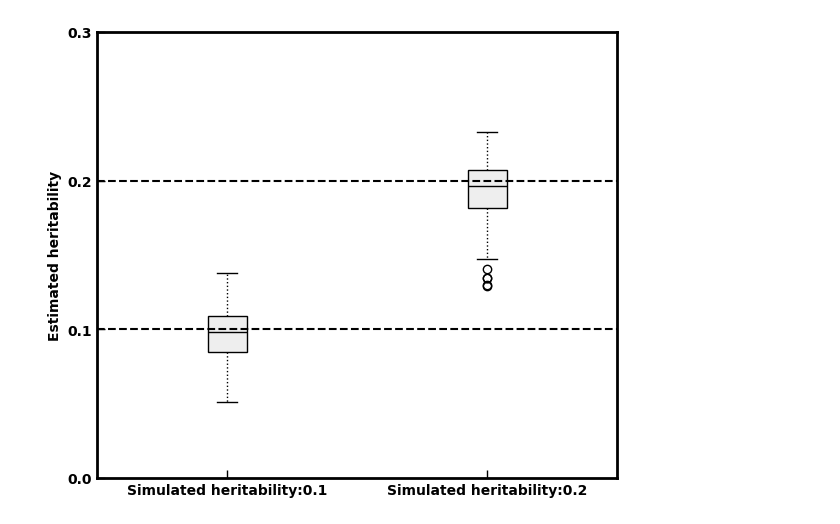
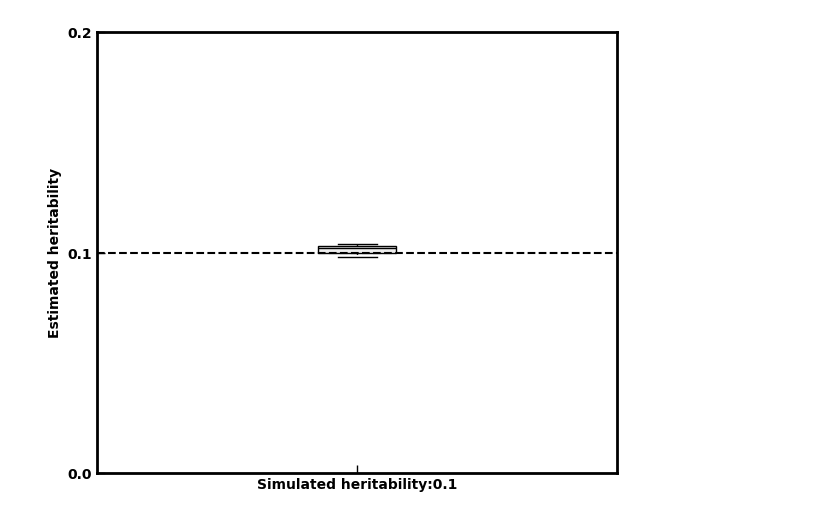
Before and after one commit to ZHAOJUN-BUAA/test_cases_for_heritability_estimation, a Jupyter notebook: heritability_estimation.ipynb, the cells around one changed output. Saved outputs shown, nothing was run; the diff lists cells and outputs as text; code cells hidden in the pictures.

```diff
--- a/heritability_estimation.ipynb
+++ b/heritability_estimation.ipynb
@@ -14,7 +26,7 @@ Files Required:
 # %%
 # Defining parameters for heritability estimations
-snps = 5000  # Number of SNPs included in the kernel for estimation
-sample_size = 5000 # Size of the sample used for estimation
+snps = 25000  # Number of SNPs included in the kernel for estimation
+sample_size = 20000 # Size of the sample used for estimation
 # %%
 class H2_estimation:
     """
@@ -83,7 +95,7 @@ class H2_estimation:
         # Defining the LMM model
         self.LMM = LMM(kernels=self.V, y=self.y, X=self.M, seed=self.SEED,
                        id=f"h2.{self.H2_1}.sample_size.{self.sample_size}.{self.SIM_NO}",
-                       n_thread=40, solver_max_iter=500, n_probe_start=21, pretrain=False,
+                       n_thread=40, solver_max_iter=500, n_probe_start=41, pretrain=False,
                        optimizer_convergence_tol_start=1.0, optimizer_convergence_tol_final=1e-6,
                        path=self.result_path, perform_final_step=False)
 
@@ -94,9 +106,9 @@ class H2_estimation:
 # %%
 # Simulation parameters
 start = 0
-end = 50 # Fitting 50 replicates of simulated data
+end = 3 # Fitting 50 replicates of simulated data
 num_simulations = 100
-simulated_sample = 5000
+simulated_sample = 20000
 all_sims = range(num_simulations)
 
 # DataFrame to store sigma estimates
@@ -104,7 +116,7 @@ sigma_df = pd.DataFrame()
 sigma_estimates_1 = dict()
 
 
-# Looping through simulations with heritability of 0.1
+# Looping through simulations with heritability 0.1
 for sim_no in all_sims[start:end]:
     test_q = H2_estimation(SIM_NO=sim_no, simulated_sample=simulated_sample, snps=snps, H2=0.1)
     test_q.fit()
@@ -135,12 +146,0 @@ No summary for starting phase av
-# %%
-# Looping through simulations with heritability of 0.2
-sigma_estimates_2 = dict()
-for sim_no in all_sims[start:end]:
-    test_q = H2_estimation(SIM_NO=sim_no, simulated_sample=simulated_sample, snps=snps, H2=0.2)
-    test_q.fit()
-    sigma = test_q.LMM.parameters[0]
-    sigma_estimates_2[sim_no] = sigma
-    del test_q
-
-sig = pd.DataFrame.from_dict(sigma_estimates_2, orient="index")
-sigma_df[f"Simulated heritability:{0.2}"] = sig
@@ -165,33 +147,32 @@ Checking if file exist at: ./slmm.model.h2.0.2.sample_size.5000.0.result.slz
 # %%
 # Visualization of results
 fig, axes = plt.subplots(nrows=1, ncols=1, figsize=(6, 5), sharey=True)
 boxplot = axes.boxplot(sigma_df, patch_artist=True)
 
 # Customizing boxplot components
 for box in boxplot['boxes']:
     box.set_facecolor('#eeeeee')  # Setting the box color
     box.set_linestyle('-')  # Setting the line style for the boxes
 
 for median in boxplot['medians']:
     median.set_color('black')  # Setting the median line color
 
 for whisker in boxplot['whiskers']:
     whisker.set_linestyle(':')  # Setting the whisker line style
 
 # Final plot adjustments
 plt.tight_layout()
-plt.ylim(0, 0.30)
+plt.ylim(0, 0.2)
 axes.yaxis.set_major_locator(ticker.MultipleLocator(0.1))
 
 plt.tick_params(labelsize=10, length=6, width=1, axis='both', direction='in')
 plt.ylabel("Estimated heritability", fontsize=10, fontweight='bold')
-axes.set_xticklabels(['Simulated heritability:0.1', 'Simulated heritability:0.2'], fontsize=10, fontweight='bold')
+axes.set_xticklabels(['Simulated heritability:0.1'], fontsize=10, fontweight='bold')
 for label in axes.get_yticklabels():
     label.set_fontweight('bold')
 
 # Displaying the plot
 plt.axhline(y=0.1, color='black', linestyle='--')
-plt.axhline(y=0.2, color='black', linestyle='--')
 plt.show()
 # %% [output]
-[figure, old version]
+[figure, new version]
```
Also changed, not shown: parts of 4 cells of this notebook.
